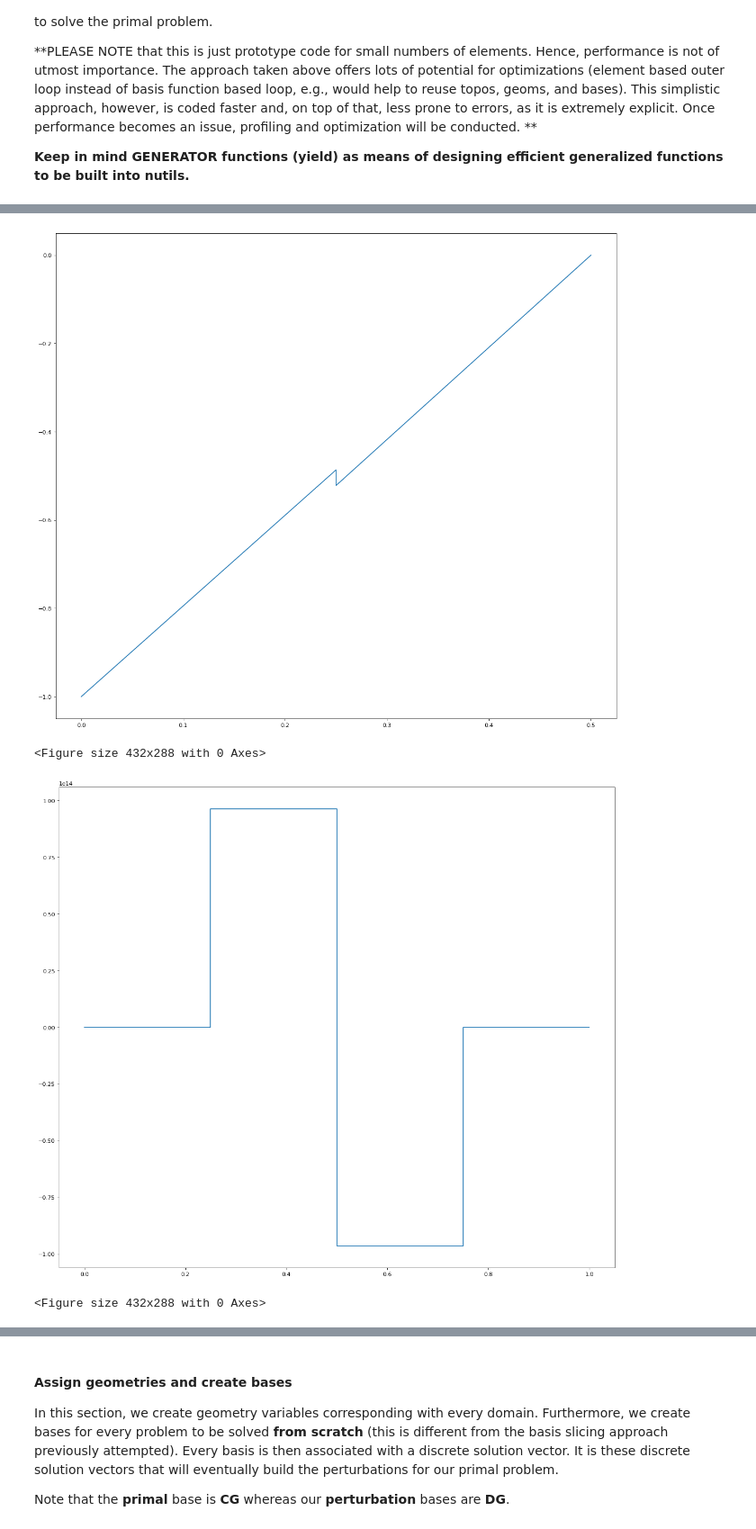
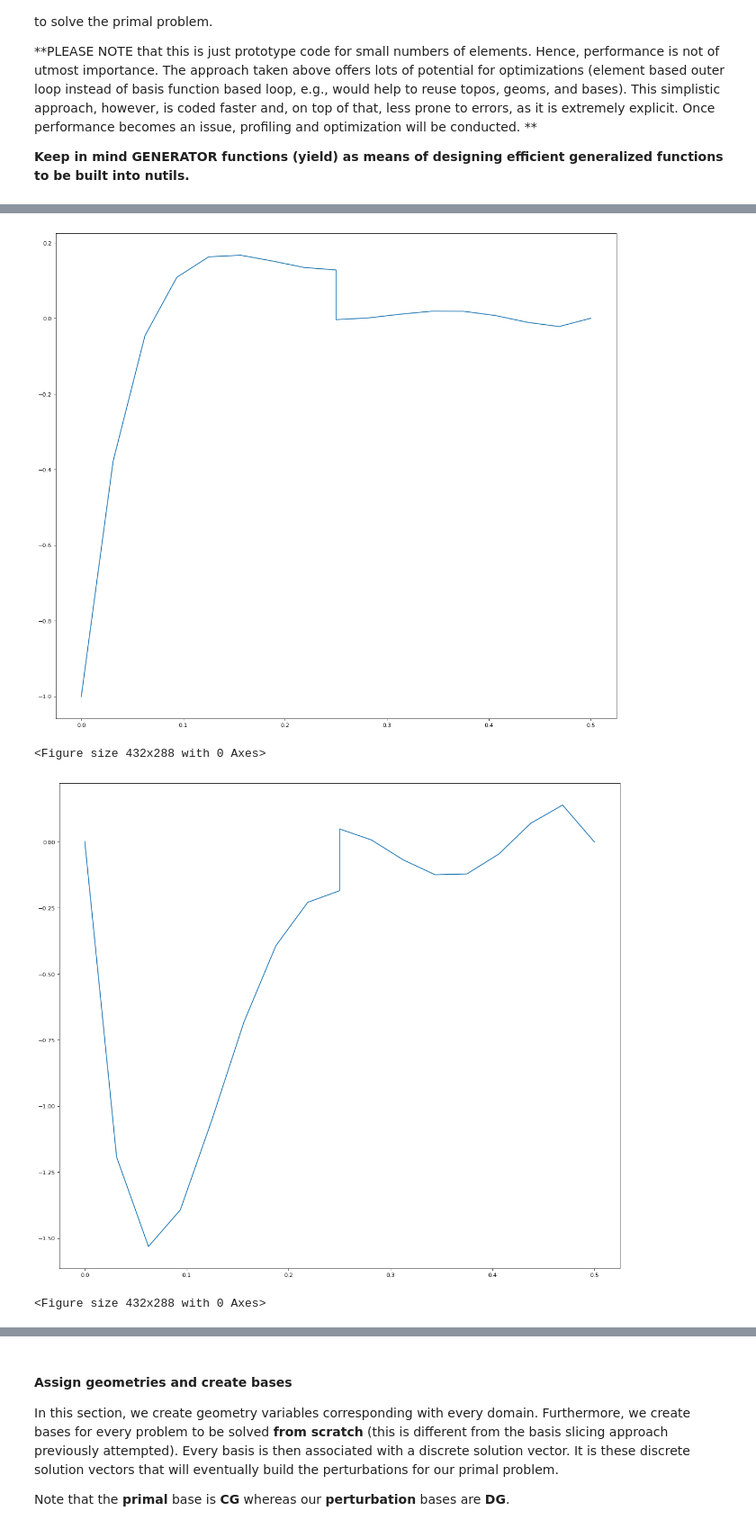
Before and after one commit to OVGULIU/Petrov-Galerkin, a Jupyter notebook: notebook_adv_diff_Adj_1DArbitrary.ipynb, the cells around one changed output, grey strips where cells are left out. Shown at 90% size. Cells and saved outputs as stored; diff of their text form; code cells hidden in the pictures.

```diff
--- a/notebook_adv_diff_Adj_1DArbitrary.ipynb
+++ b/notebook_adv_diff_Adj_1DArbitrary.ipynb
@@ -48,8 +48,8 @@ In this notebook, we extend the adjoint implementation to 1D cases of arbitrary
 >> A boolean indicating whether DG discretization is used for the enrichment basis functions.
 # %%
 primalNelems = 2        # number of elements of complete primal domain
-adjointNelems = 10       # number of elements of local adjoint domain
-primalDegree = 1        #
+adjointNelems = 1       # number of elements of local adjoint domain
+primalDegree = 5        #
 adjointDegree = 1       #
 primalDG     = False
 adjointDG    = True
@@ -91,7 +91,7 @@ In this section, the user can adjust some stabilization parameters
 # %%
 # Tuning parameters
 ns.beta = 1             # beta = 1 creates skew-symmetric bilinear form (more stable in this case)
-ns.gamma = 1           # DG stabilization (especially for linear degree)
+ns.gamma = 0.01           # DG stabilization (especially for linear degree)
 ns.C = ' v '            # Advection Upwinding coefficient
 
 # DG Stabilization parameters (all the same for an equidistant mesh)
@@ -216,20 +216,20 @@ for i in range(0, nr_nodes):
     print('test3')
 
     # Interface integrals
-#    if (adjointNelems > 1) or (elems > 1):
-#        # Diffusive part
-#        #    part one                      |
-#        #                                  v  minus might be necessary here because of jump definitions (likewise on second +)
-#        resAdj += localDomain.interfaces.integral(' [uAdj] n_0 k {adjointBasis_n,0} + beta k {uAdj_,0} [adjointBasis_n] n_0' @ ns, geometry=ns.x, degree=primalDegree*adjointDegree*2)
-#        #    part two (stabilized)
-#        resAdj += localDomain.interfaces.integral(' tauA [uAdj] n_0 [adjointBasis_n] n_0' @ ns, geometry=ns.x, degree=primalDegree*adjointDegree*2)
-#        # Advective part perturbation
-#        resAdj += localDomain.interfaces.integral('- v [uAdj] n_0 ({adjointBasis_n} - .5 C [adjointBasis_n] n_0)' @ ns, geometry=ns.x, degree=primalDegree*adjointDegree*2)
-#        # Advective part primal basis
-#        resAdj += localDomain.interfaces.integral('- v [%s] n_0 ({adjointBasis_n} - .5 C [adjointBasis_n] n_0)' % (pbs) @ ns, geometry=ns.x, degree=primalDegree*adjointDegree*2)
-#    else:
-#        # No interface integrals
-#        pass
+    if (adjointNelems > 1) or (elems > 1):
+        # Diffusive part
+        #    part one                      |
+        #                                  v  minus might be necessary here because of jump definitions (likewise on second +)
+        resAdj += localDomain.interfaces.integral(' [uAdj] n_0 k {adjointBasis_n,0} + beta k {uAdj_,0} [adjointBasis_n] n_0' @ ns, geometry=ns.x, degree=primalDegree*adjointDegree*2)
+        #    part two (stabilized)
+        resAdj += localDomain.interfaces.integral(' tauA [uAdj] n_0 [adjointBasis_n] n_0' @ ns, geometry=ns.x, degree=primalDegree*adjointDegree*2)
+        # Advective part perturbation
+        resAdj += localDomain.interfaces.integral('- v [uAdj] n_0 ({adjointBasis_n} - .5 C [adjointBasis_n] n_0)' @ ns, geometry=ns.x, degree=primalDegree*adjointDegree*2)
+        # Advective part primal basis
+        resAdj += localDomain.interfaces.integral('- v [%s] n_0 ({adjointBasis_n} - .5 C [adjointBasis_n] n_0)' % (pbs) @ ns, geometry=ns.x, degree=primalDegree*adjointDegree*2)
+    else:
+        # No interface integrals
+        pass
 
 
     # Boundary integrals LHS
@@ -313,5 +313,5 @@ test8
 <Figure size 432x288 with 0 Axes>
-[figure, old version]
+[figure, new version]
 <Figure size 432x288 with 0 Axes>
-[figure, old version]
+[figure, new version]
 <Figure size 432x288 with 0 Axes>
```
Also changed, not shown: parts of 2 cells of this notebook, 3 other files.
